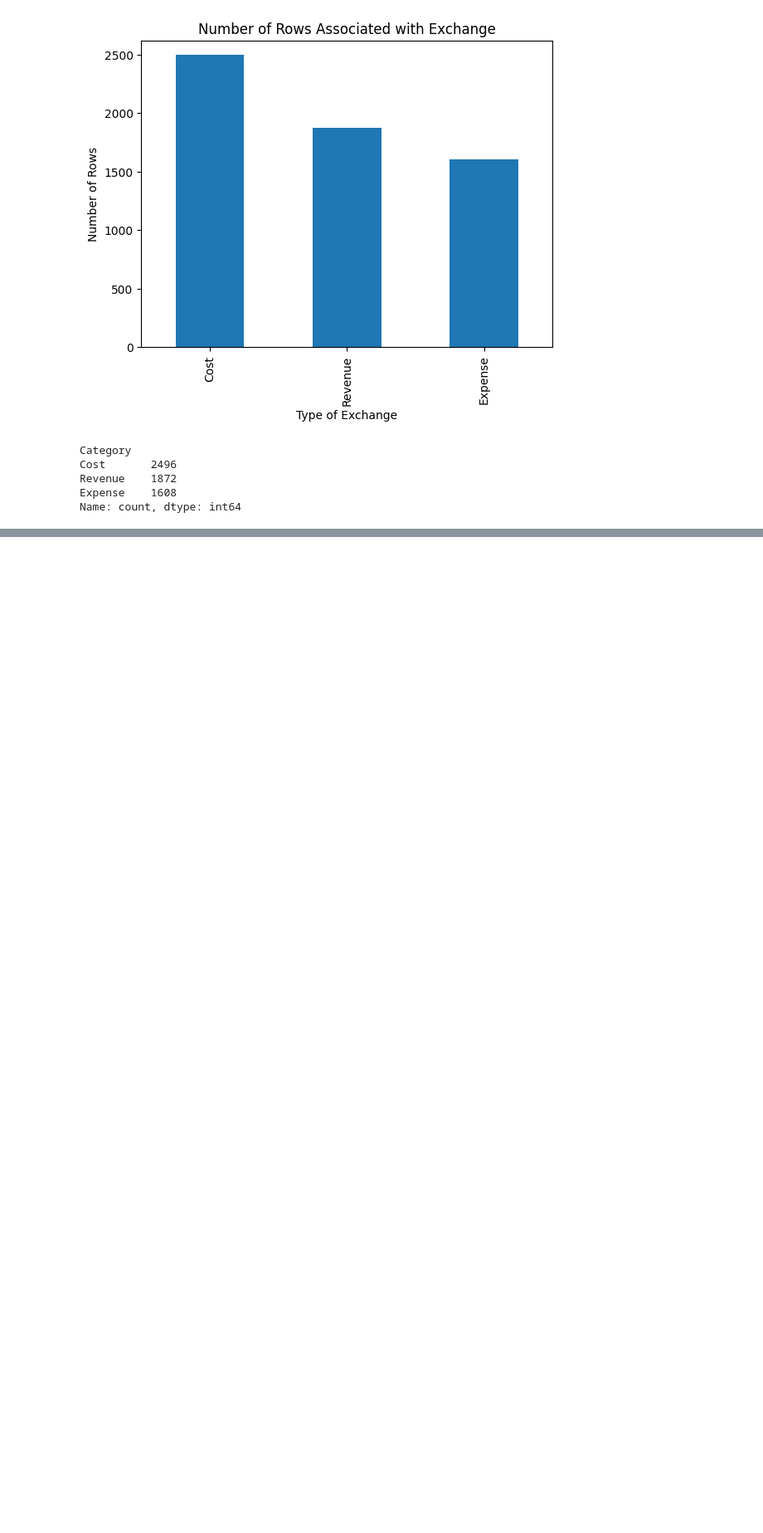
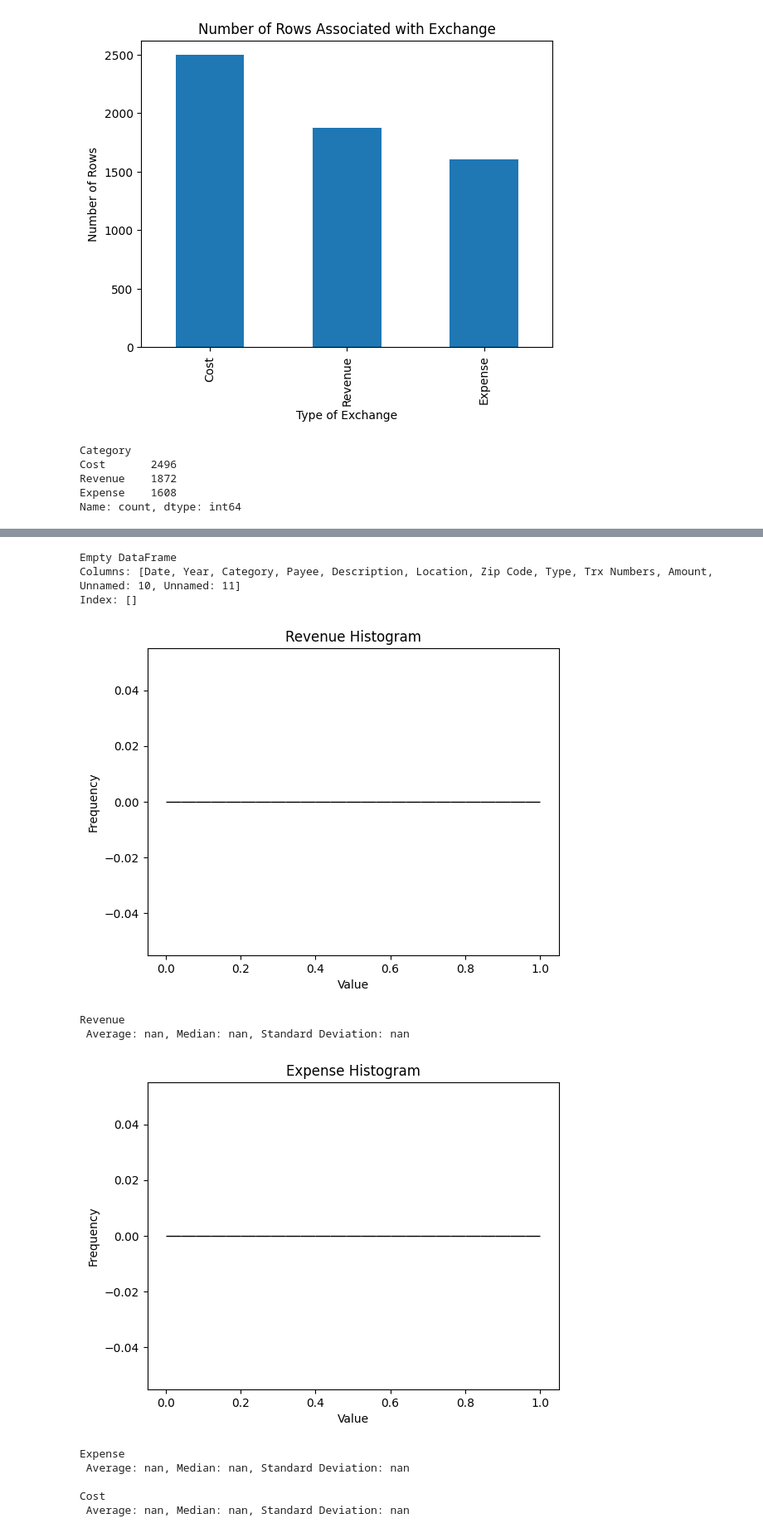
Before and after one commit to SkunkChampions/ai_global_search, a Jupyter notebook: notebooks/E2.ipynb, the cells around one changed output, grey strips where cells are left out. Shown: that part at 83% size. Saved outputs shown, nothing was run; the diff lists cells and outputs as text; code cells hidden in the pictures; blank space fills up the shorter version.

Commit message:
Split analysis by year

```diff
--- a/notebooks/E2.ipynb
+++ b/notebooks/E2.ipynb
@@ -36,0 +83,49 @@ Name: count, dtype: int64
+# %%
+##
+## 2022
+##
+
+df2022 = df[df["Year"] == 2022]
+revenue = df2022[df2022['Category'] == "Revenue"]["Amount"]
+rev_avg, rev_med, rev_std = revenue.mean(), revenue.median(), revenue.std()
+plt.hist(revenue, bins=25, edgecolor='black')
+plt.xlabel('Value')
+plt.ylabel('Frequency')
+plt.title('Revenue Histogram')
+plt.show()
+
+print("Revenue\n Average: %.2f, Median: %.2f, Standard Deviation: %.2f\n" % (rev_avg, rev_med, rev_std))
+
+expense = df2022[df2022['Category'] == "Expense"]["Amount"]
+exp_avg, exp_med, exp_std = expense.mean(), expense.median(), expense.std()
+
+plt.hist(expense, bins=25, edgecolor='black')
+plt.xlabel('Value')
+plt.ylabel('Frequency')
+plt.title('Expense Histogram')
+plt.show()
+
+print("Expense\n Average: %.2f, Median: %.2f, Standard Deviation: %.2f\n" % (exp_avg, exp_med, exp_std))
+
+cost = df2022[df2022['Category'] == "Cost"]["Amount"]
+cost_avg, cost_med, cost_std = cost.mean(), cost.median(), cost.std()
+
+print("Cost\n Average: %.2f, Median: %.2f, Standard Deviation: %.2f\n" % (cost_avg, cost_med, cost_std))
+plt.hist(cost, bins=25, edgecolor='black')
+plt.xlabel('Value')
+plt.ylabel('Frequency')
+plt.title('Cost Histogram')
+plt.show()
+# %% [output]
+Empty DataFrame
+Columns: [Date, Year, Category, Payee, Description, Location, Zip Code, Type, Trx Numbers, Amount, Unnamed: 10, Unnamed: 11]
+Index: []
+[figure, added]
+Revenue
+ Average: nan, Median: nan, Standard Deviation: nan
+[figure, added]
+Expense
+ Average: nan, Median: nan, Standard Deviation: nan
+
+Cost
+ Average: nan, Median: nan, Standard Deviation: nan
```
Also changed, not shown: parts of 3 cells of this notebook.
